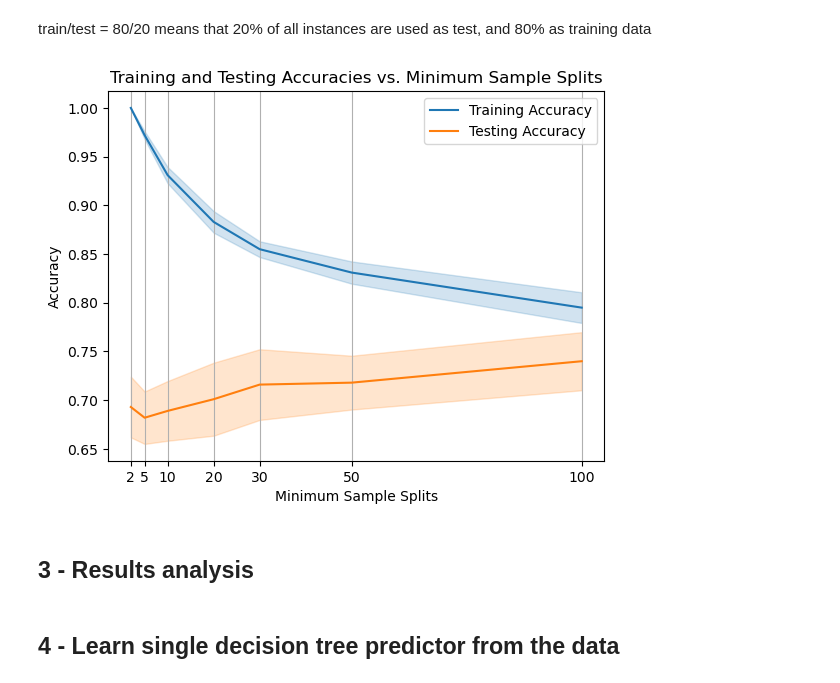
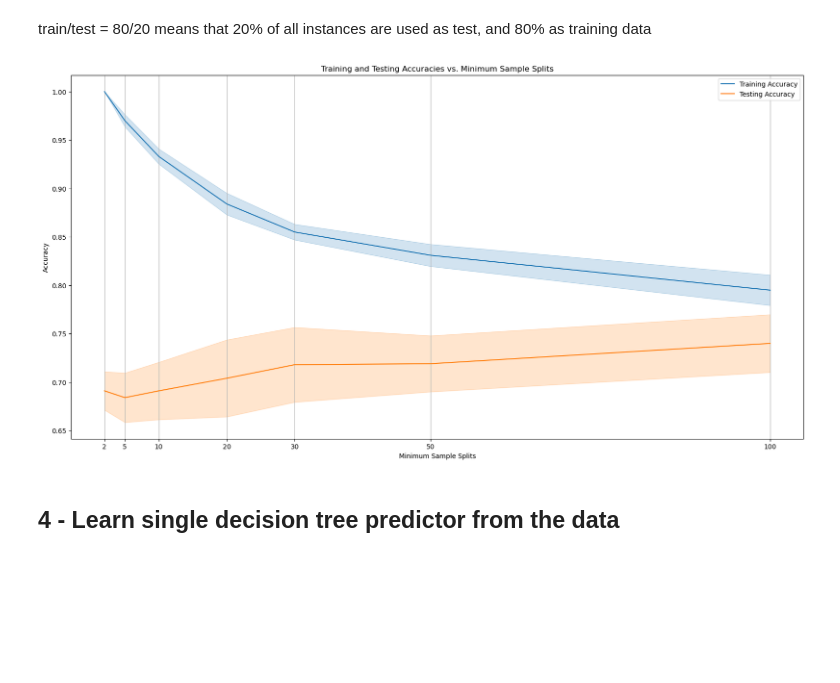
Before and after one commit to jppf22/HW1_Machine_Learning, a Jupyter notebook: codigo.ipynb, the cells around one changed output. Drawn from its saved outputs; the diff is of its cells as text; code cells hidden in the pictures; blank space fills up the shorter version.

Commit message:
increased figure size

```diff
--- a/codigo.ipynb
+++ b/codigo.ipynb
@@ -118,36 +118,35 @@ for min_sample_split in min_sample_splits:
 
         #Generate prediction according to training sample and measure accuracy
         y_pred_train = predictor.predict(X_train)
         training_sample_accuracy.append(round(metrics.accuracy_score(y_train, y_pred_train),2))
 
     # By using no mean here, we ensure a more accurate graph
     training_accuracies.append(training_sample_accuracy)
     testing_accuracies.append(testing_sample_accuracy)
 
 
 accuracy_df = pd.DataFrame({
     'min_sample_splits': min_sample_splits,
     'training_accuracies': training_accuracies,
     'testing_accuracies': testing_accuracies
 })
 
 accuracy_df = accuracy_df.explode("training_accuracies")
 accuracy_df = accuracy_df.explode("testing_accuracies")
 
 #TODO: change errorbar
+plt.figure(figsize=(20,10))
 sns.lineplot(data=accuracy_df, x="min_sample_splits", y="training_accuracies", label="Training Accuracy", errorbar="sd")
 sns.lineplot(data=accuracy_df, x="min_sample_splits", y="testing_accuracies", label="Testing Accuracy", errorbar="sd")
 plt.xlabel("Minimum Sample Splits")
 plt.ylabel("Accuracy")
 plt.title("Training and Testing Accuracies vs. Minimum Sample Splits")
 plt.legend()
 plt.xticks(min_sample_splits)
 plt.grid(True, which='both', axis='x')
 plt.show()
 # %% [output]
-[figure, old version]
+[figure, new version]
-# %% [markdown]
-## 3 - Results analysis
 # %% [markdown]
 ## 4 - Learn single decision tree predictor from the data
 # %%
```
Also changed, not shown: parts of 3 cells of this notebook.
